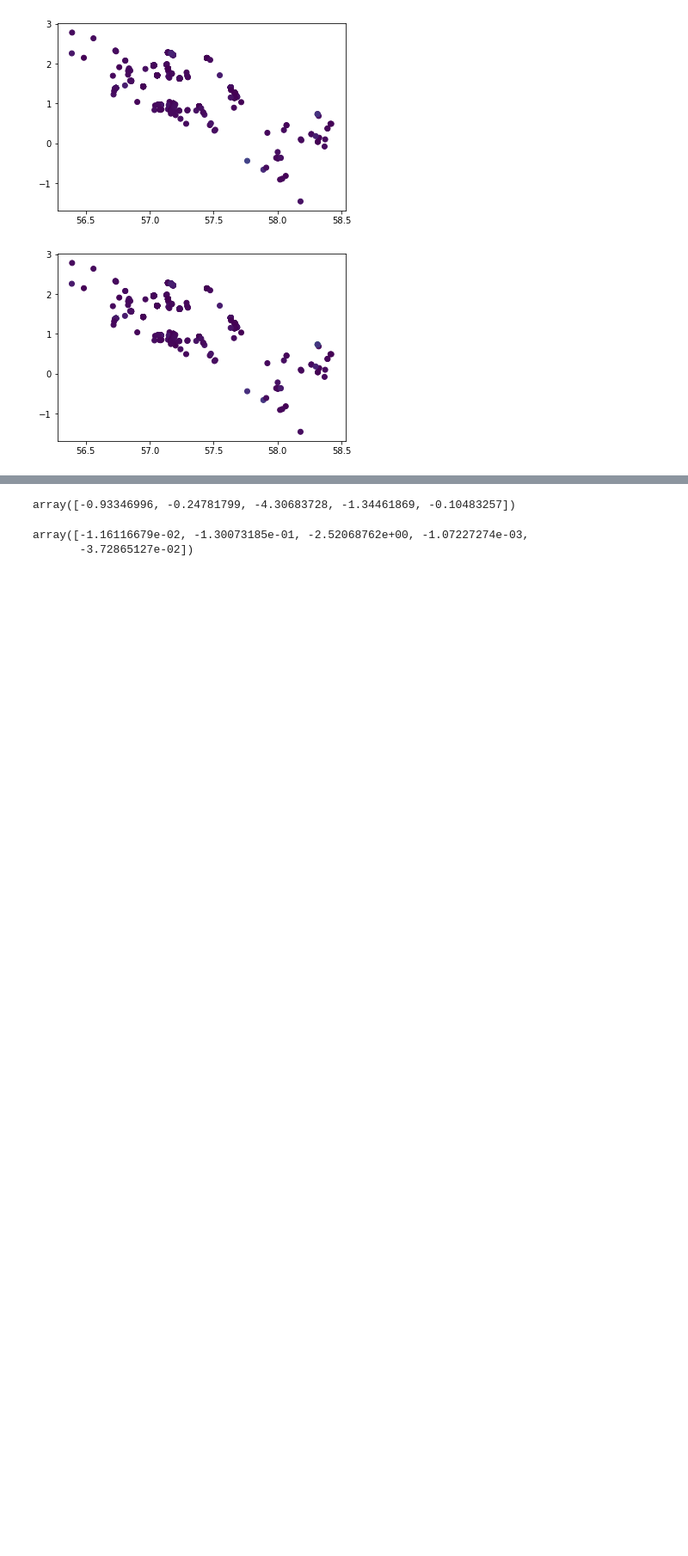
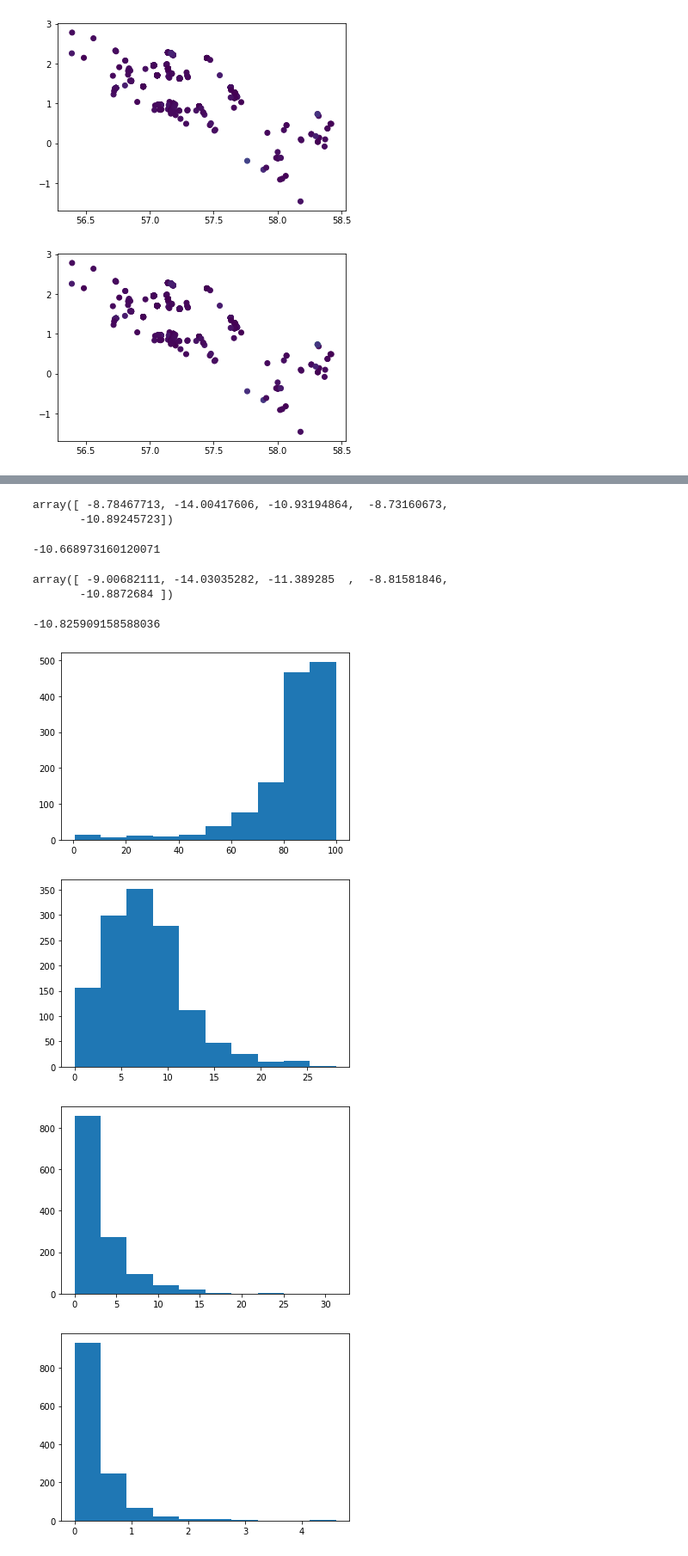
Before and after one commit to bakuteyev/aramco, a Jupyter notebook: scripts/data_analysis.ipynb, the cells around one changed output, grey strips where cells are left out. Shown at 86% size. Drawn from its saved outputs; the diff is of its cells as text; code cells hidden in the pictures; blank space fills up the shorter version.

```diff
--- a/scripts/data_analysis.ipynb
+++ b/scripts/data_analysis.ipynb
@@ -167,7 +277,7 @@ for pred_col in y_cols:
 X = coords[['WH_LAT', 'WH_LONG']]
 y = coords[y_cols]
 # %%
-neigh = KNeighborsRegressor()
+neigh = KNeighborsRegressor(n_neighbors=1000)
 neigh.fit(X, y)
 # %% [output]
 KNeighborsRegressor(algorithm='auto', leaf_size=30, metric='minkowski',
@@ -175,16 +285,34 @@ KNeighborsRegressor(algorithm='auto', leaf_size=30, metric='minkowski',
                     weights='uniform')
 # %%
-scores = cross_val_score(neigh, X, y['GAS_C1'], cv=5, scoring='r2')
+scores = cross_val_score(neigh, X, y['GAS_C1'], cv=5, scoring='neg_mean_absolute_error')
+scores
+# %% [output]
+array([ -8.78467713, -14.00417606, -10.93194864,  -8.73160673,
+       -10.89245723])
-# %%
-scores
-# %% [output]
-array([-0.93346996, -0.24781799, -4.30683728, -1.34461869, -0.10483257])
+# %%
+np.mean(scores)
+# %% [output]
+-10.668973160120071
 # %%
 from sklearn.dummy import DummyRegressor
 # %%
 reg = DummyRegressor()
 # %%
-cross_val_score(reg, X, y['GAS_C1'], cv=5, scoring='r2')
+scores = cross_val_score(reg, X, y['GAS_C1'], cv=5, scoring='neg_mean_absolute_error')
+scores
 # %% [output]
-array([-1.16116679e-02, -1.30073185e-01, -2.52068762e+00, -1.07227274e-03,
-       -3.72865127e-02])
+array([ -9.00682111, -14.03035282, -11.389285  ,  -8.81581846,
+       -10.8872684 ])
+# %%
+np.mean(scores)
+# %% [output]
+-10.825909158588036
+# %%
+for pred_col in y_cols:
+    plt.figure()
+    plt.hist(y[pred_col]);
+# %% [output]
+[figure, added]
+[figure, added]
+[figure, added]
+[figure, added]
```
Also changed, not shown: parts of 76 cells of this notebook.
